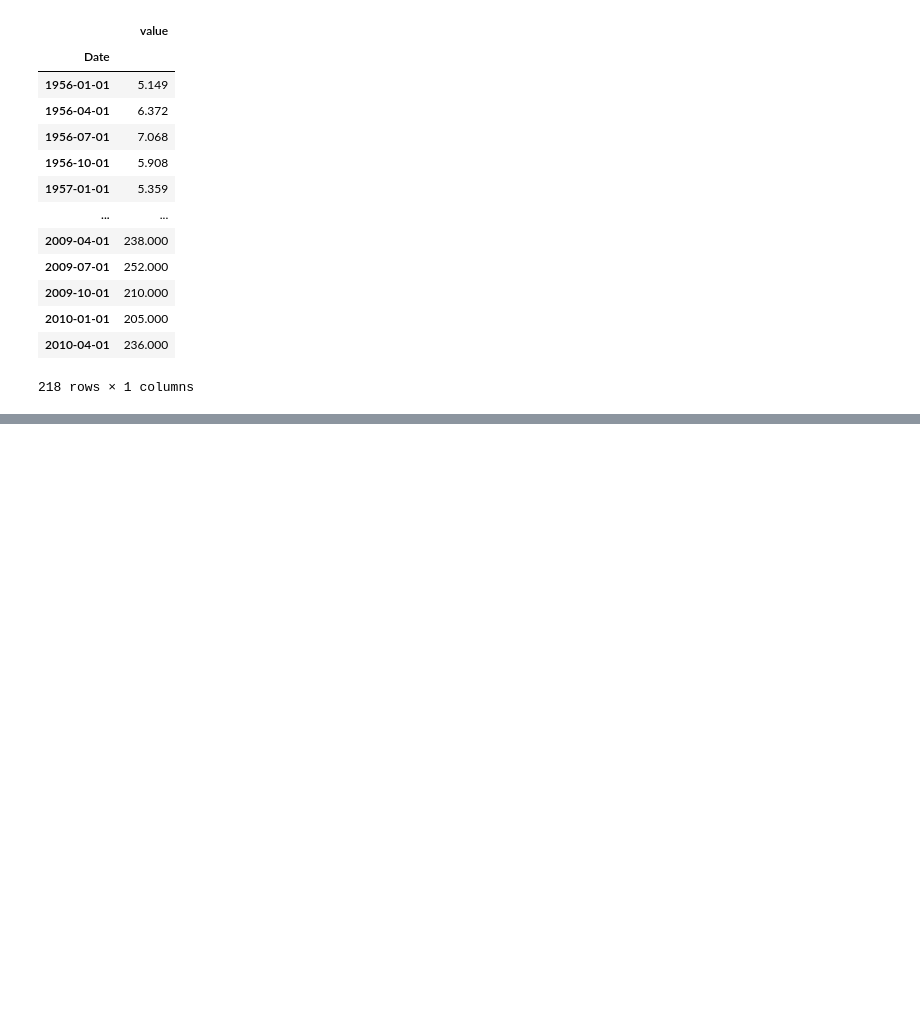
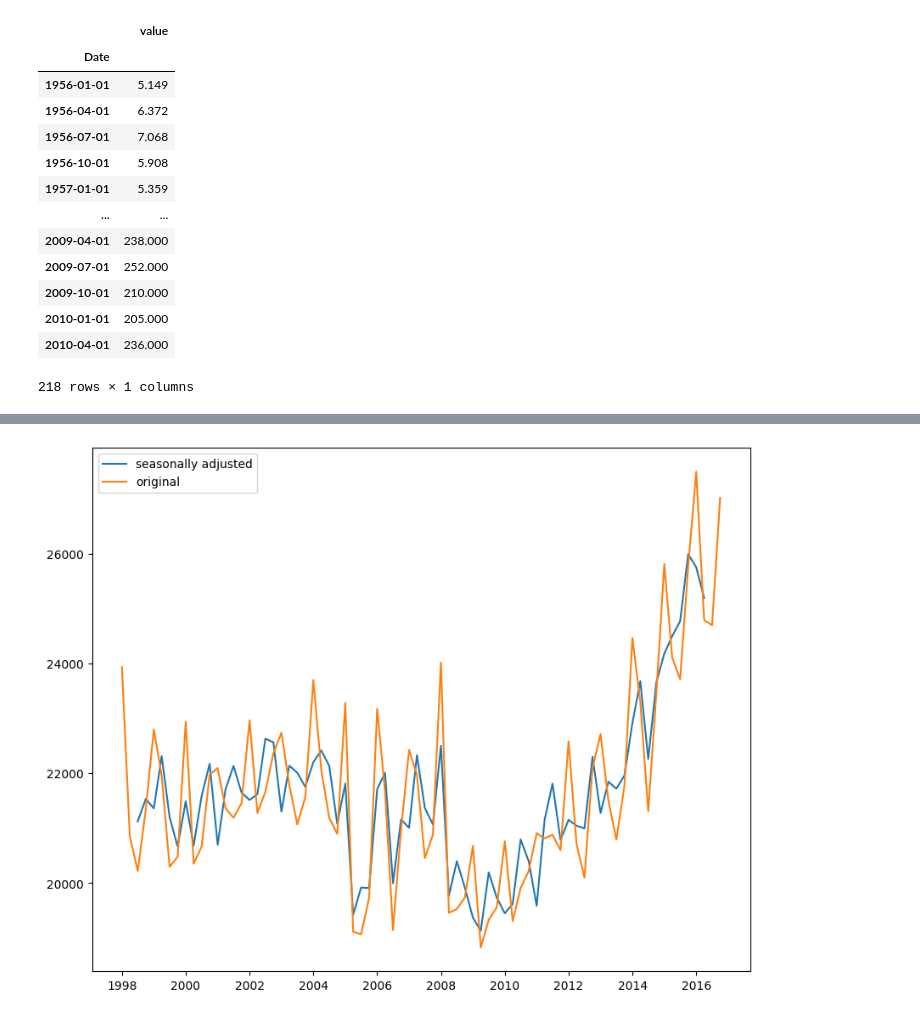
Before and after one commit to omar-m-z-dotcom/time-series-analysis-and-modeling, a Jupyter notebook: Forecasting_Principles_and_Practice/Chapter 5 The forecaster’s toolbox.ipynb, the cells around one changed output, grey strips where cells are left out. Cells and saved outputs as stored; diff of their text form; code cells hidden in the pictures; blank space fills up the shorter version.

```diff
--- a/Forecasting_Principles_and_Practice/Chapter 5 The forecaster’s toolbox.ipynb
+++ b/Forecasting_Principles_and_Practice/Chapter 5 The forecaster’s toolbox.ipynb
@@ -990,0 +1567,9 @@ TypeError: Cannot convert expression to float
+# %%
+seasonally_adjusted = res.resid * res.trend
+seasonally_adjusted.dropna(inplace=True)
+plt.plot(seasonally_adjusted, label="seasonally adjusted")
+plt.plot(df, label="original")
+plt.legend(loc="best")
+plt.show()
+# %% [output]
+[figure, added]
```
Also changed, not shown: parts of 26 cells of this notebook.
